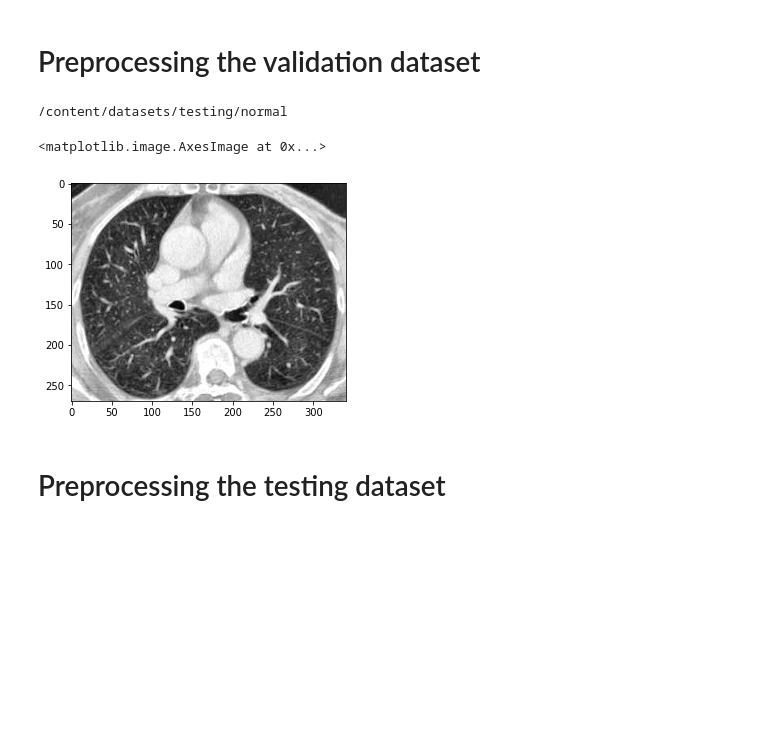
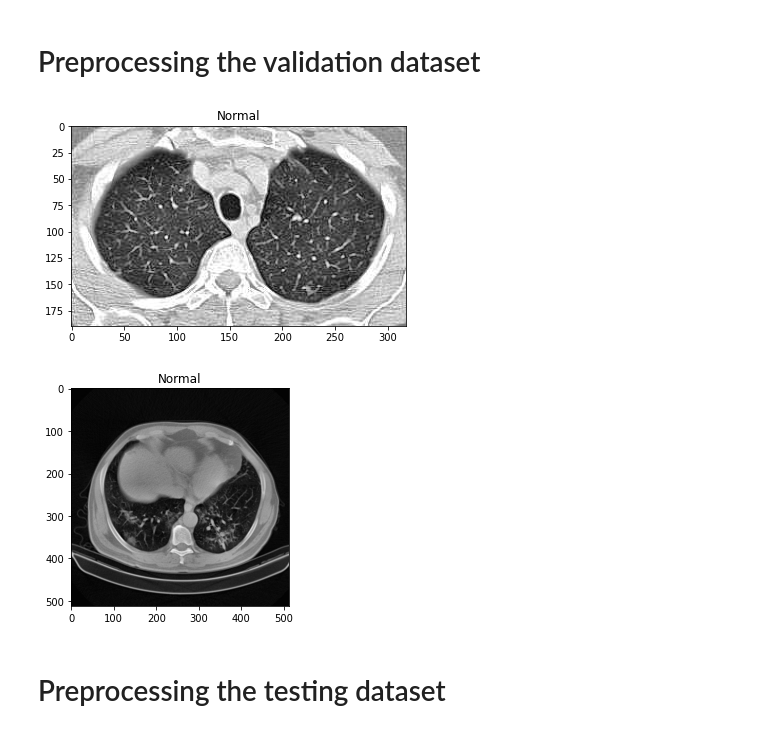
Before and after one commit to brymer-meneses/Mobile-COVID-19-ML-Detection, a Jupyter notebook: preprocessing_images.ipynb, the cells around one changed output. Drawn from its saved outputs; the diff is of its cells as text; code cells hidden in the pictures; blank space fills up the shorter version.

```diff
--- a/preprocessing_images.ipynb
+++ b/preprocessing_images.ipynb
@@ -191,15 +211,11 @@ preprocess2('/content/raw/extracted/non-COVID', testing_normal_dir)
-# %%
-folder = join(testing_dir, random.choice(os.listdir(testing_dir)))
-print(folder)
-image = random.choice(os.listdir(folder))
-
-img_path = join(folder, image)
-img = imread(img_path)
-plt.imshow(img, cmap = 'gray')
-# %% [output]
-/content/datasets/testing/normal
-<matplotlib.image.AxesImage at 0x...>
-[figure, removed]
+# %%
+show_random_image(testing_dir)
+# %% [output]
+[figure, added]
+# %%
+show_random_image(training_dir)
+# %% [output]
+[figure, added]
 # %%
 for File in os.listdir(ext_dir):
   shutil.rmtree(join(ext_dir,File))
```
Also changed, not shown: parts of 11 cells of this notebook.
